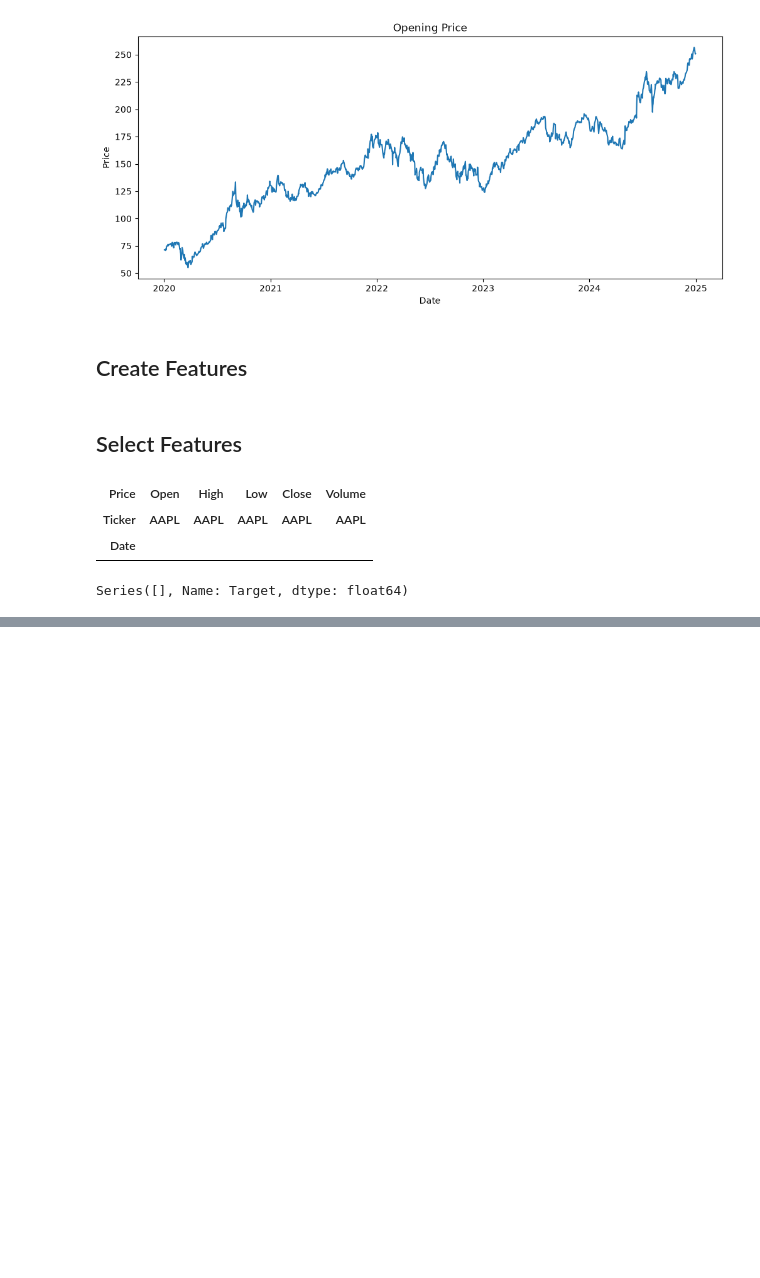
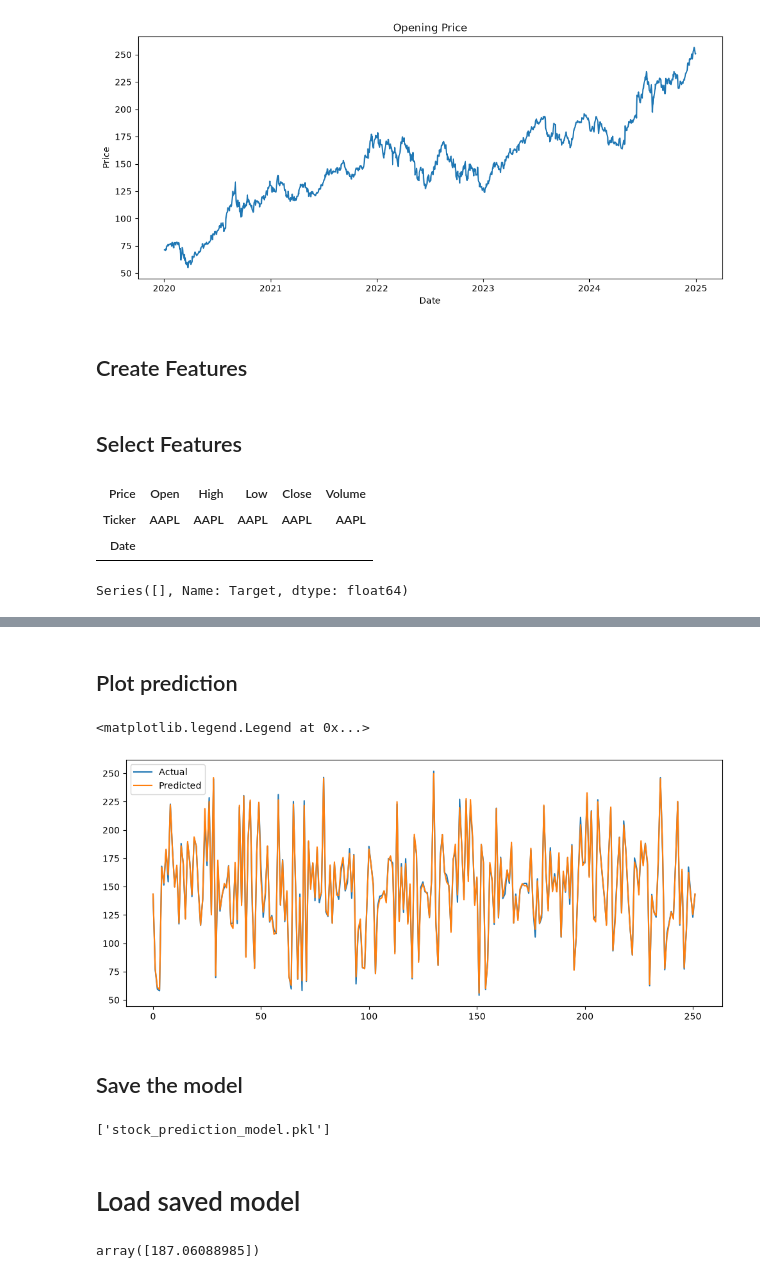
Before and after one commit to manasranjn/Helios-1.3, a Jupyter notebook: project1.ipynb, the cells around one changed output, grey strips where cells are left out. Cells and saved outputs as stored; diff of their text form; code cells hidden in the pictures; blank space fills up the shorter version.

```diff
--- a/project1.ipynb
+++ b/project1.ipynb
@@ -114,0 +121,2 @@ Series([], Name: Target, dtype: float64)
+# %%
+model = LinearRegression()
@@ -114,0 +125,2 @@ Series([], Name: Target, dtype: float64)
+# %%
+model.fit(x_train, y_train)
@@ -114,0 +131,2 @@ Series([], Name: Target, dtype: float64)
+# %%
+prediction = model.predict(x_test)
@@ -114,0 +157,7 @@ Series([], Name: Target, dtype: float64)
+# %%
+result = pd.DataFrame({
+    "Actual": y_test,
+    "Predicted": prediction
+})
+
+result
@@ -114,0 +179,21 @@ Series([], Name: Target, dtype: float64)
+# %% [markdown]
+## Plot prediction
+# %%
+plt.figure(figsize=(12,5))
+
+plt.plot(result['Actual'].values, label="Actual")
+
+plt.plot(result['Predicted'].values, label="Predicted")
+
+plt.legend()
+# %% [output]
+<matplotlib.legend.Legend at 0x...>
+[figure, added]
+# %% [markdown]
+## Save the model
+# %%
+joblib.dump(model, "stock_prediction_model.pkl")
+# %% [output]
+['stock_prediction_model.pkl']
+# %% [markdown]
+# Load saved model
@@ -114,0 +202,8 @@ Series([], Name: Target, dtype: float64)
+# %%
+sample = [[180, 182, 176, 191, 70000]]
+
+prediction = saved_model.predict(sample)
+
+prediction
+# %% [output]
+array([187.06088985])
```
Also changed, not shown: parts of 15 cells of this notebook, 1 other file.
